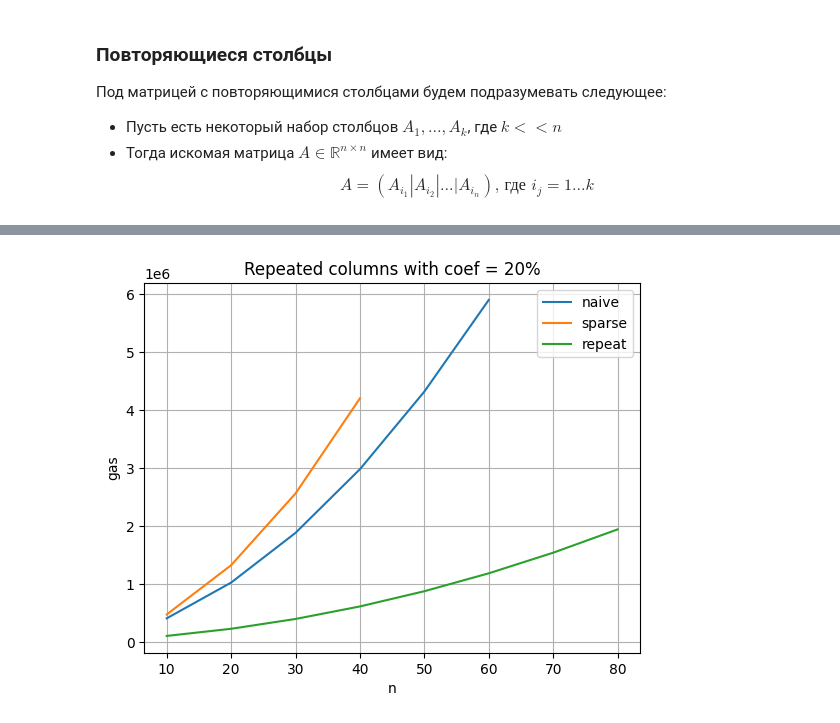
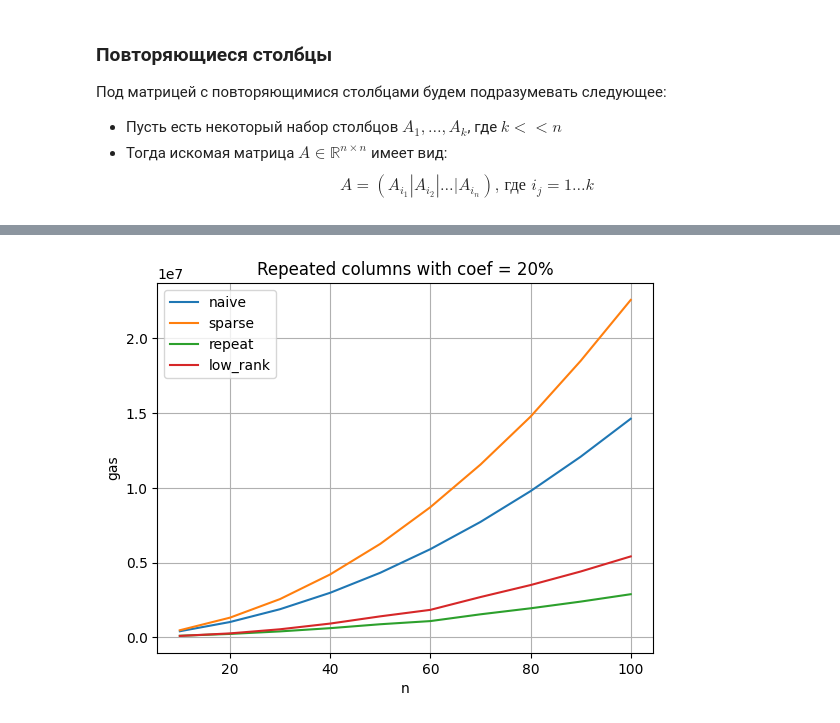
Before and after one commit to maximshuklin/Gas-Optimization, a Jupyter notebook: test_timings.ipynb, the cells around one changed output, grey strips where cells are left out. Cells and saved outputs as stored; diff of their text form; code cells hidden in the pictures.

Commit message:
changed blockGasLimit. Added low rank algorithm

```diff
--- a/test_timings.ipynb
+++ b/test_timings.ipynb
@@ -121,6 +148,7 @@ def get_gas_info_sparse(X, capacity = 20):
     naive = []
     sparse = []
     repeated_cols = []
+    low_rank = []
     for x in X:
         matrix = generator.generate_sparse(x, x)
         assets_cost = [i for i in range(x)]
@@ -128,7 +156,8 @@ def get_gas_info_sparse(X, capacity = 20):
         naive.append(j['payoutNaive'])
         sparse.append(j['payoutSparse'])
         repeated_cols.append(j['payoutRepeatedColumns'])
-    return naive, sparse, repeated_cols
+        low_rank.append(j.get('payoutLowRank'))
+    return naive, sparse, repeated_cols, low_rank
 # %%
-X_sparse = [10 * i for i in range(1, 9)]
-naive, sparse, repeated_cols = get_gas_info_sparse(X_sparse, 20)
+X_sparse = [10 * i for i in range(1, 11)]
+naive, sparse, repeated_cols, low_rank = get_gas_info_sparse(X_sparse, 20)
@@ -163,6 +203,7 @@ def get_gas_info_repeated(X, capacity = 20):
     naive = []
     sparse = []
     repeated_cols = []
+    low_rank = []
     for x in X:
         r = (capacity * x) // 100
         matrix = generator.generate_repeated_columns(x, x, r)
@@ -171,7 +212,8 @@ def get_gas_info_repeated(X, capacity = 20):
         naive.append(j.get('payoutNaive'))
         sparse.append(j.get('payoutSparse'))
         repeated_cols.append(j.get('payoutRepeatedColumns'))
-    return naive, sparse, repeated_cols
+        low_rank.append(j.get('payoutLowRank'))
+    return naive, sparse, repeated_cols, low_rank
 # %%
-X_repeated = [10 * i for i in range(1, 9)]
-naive_rep, sparse_rep, repeated_cols_rep = get_gas_info_repeated(X_repeated, 20)
+X_repeated = [10 * i for i in range(1, 11)]
+naive_rep, sparse_rep, repeated_cols_rep, low_rank_rep = get_gas_info_repeated(X_repeated, 20)
@@ -178,10 +231,10 @@ naive_rep, sparse_rep, repeated_cols_rep = get_gas_info_repeated(X_repeated, 20)
 # %%
-plt.plot(X_repeated, np.c_[naive_rep, sparse_rep, repeated_cols_rep])
-plt.legend(["naive", "sparse", "repeat"])
+plt.plot(X_repeated, np.c_[naive_rep, sparse_rep, repeated_cols_rep, low_rank_rep])
+plt.legend(["naive", "sparse", "repeat", "low_rank"])
 plt.xlabel("n")
 plt.ylabel("gas")
 plt.title("Repeated columns with coef = 20%")
 plt.grid(True)
 plt.show()
 # %% [output]
-[figure, old version]
+[figure, new version]
```
Also changed, not shown: parts of 18 cells of this notebook, 12 other files.
